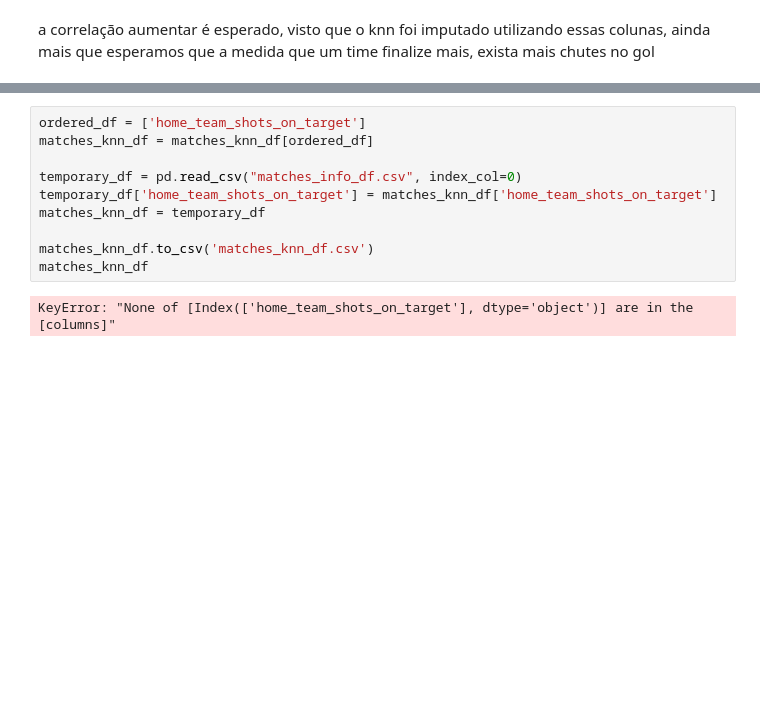
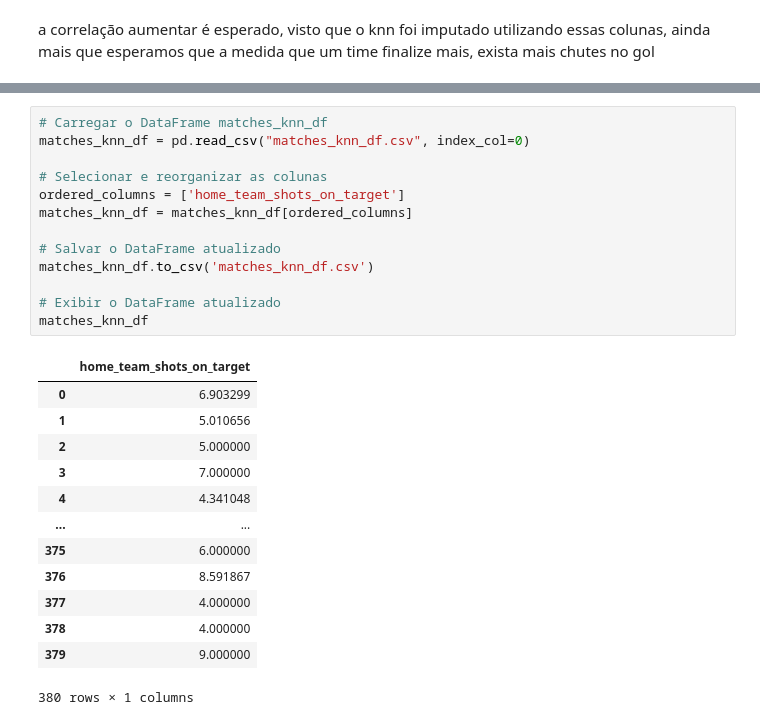
Before and after one commit to gabrielaragao01/Data-Science-Project, a Jupyter notebook: code/pre_processing_data/inputingemptydata.ipynb, the cells around one changed output, grey strips where cells are left out. Saved outputs shown, nothing was run; the diff lists cells and outputs as text; blank space fills up the shorter version.

```diff
--- a/code/pre_processing_data/inputingemptydata.ipynb
+++ b/code/pre_processing_data/inputingemptydata.ipynb
@@ -439,15 +441,30 @@ std        0.297649
 75%       -0.066667
 max        1.000000
 Name: home_team_shots_on_target_original, dtype: float64
-# %%
-ordered_df = ['home_team_shots_on_target']
-matches_knn_df = matches_knn_df[ordered_df]
-
-temporary_df = pd.read_csv("matches_info_df.csv", index_col=0)
-temporary_df['home_team_shots_on_target'] = matches_knn_df['home_team_shots_on_target']
-matches_knn_df = temporary_df
-
-matches_knn_df.to_csv('matches_knn_df.csv')
-matches_knn_df
-# %% [output]
-KeyError: "None of [Index(['home_team_shots_on_target'], dtype='object')] are in the [columns]"
+# %%
+# Carregar o DataFrame matches_knn_df
+matches_knn_df = pd.read_csv("matches_knn_df.csv", index_col=0)
+
+# Selecionar e reorganizar as colunas
+ordered_columns = ['home_team_shots_on_target']
+matches_knn_df = matches_knn_df[ordered_columns]
+
+# Salvar o DataFrame atualizado
+matches_knn_df.to_csv('matches_knn_df.csv')
+
+# Exibir o DataFrame atualizado
+matches_knn_df
+# %% [output]
+|  | home_team_shots_on_target |
+| 0 | 6.903299 |
+| 1 | 5.010656 |
+| 2 | 5.000000 |
+| 3 | 7.000000 |
+| 4 | 4.341048 |
+| ... | ... |
+| 375 | 6.000000 |
+| 376 | 8.591867 |
+| 377 | 4.000000 |
+| 378 | 4.000000 |
+| 379 | 9.000000 |
+380 rows × 1 columns
```
Also changed, not shown: parts of 24 cells of this notebook, 7 other files.
